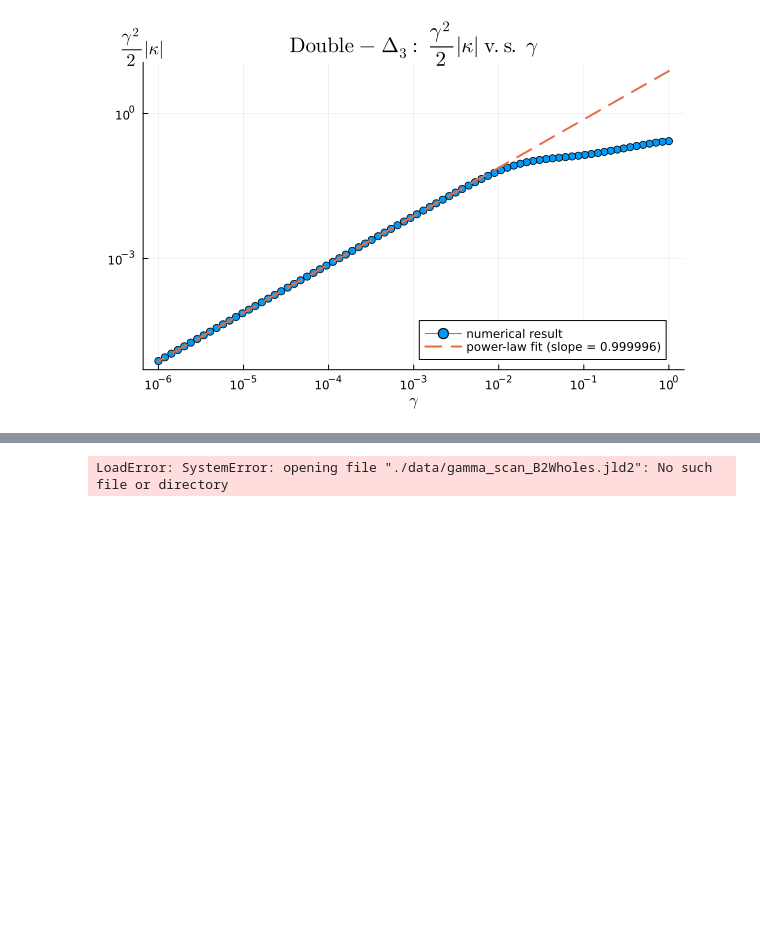
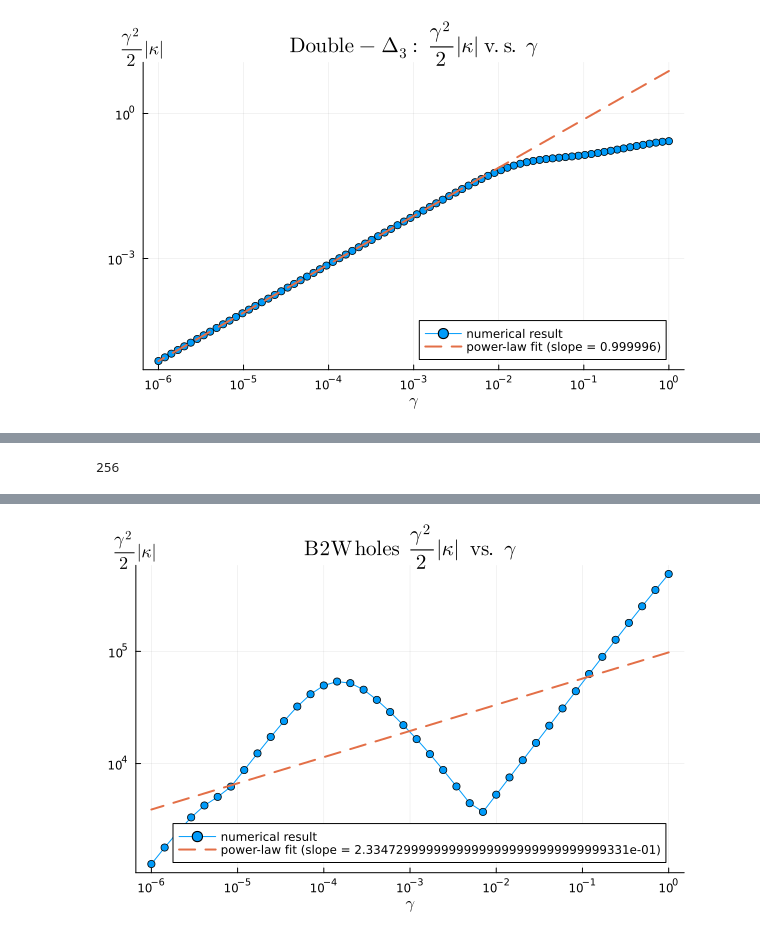
Before and after one commit to qudx54632/Spinfoam-effective-project, a Jupyter notebook: plots.ipynb, the cells around one changed output, grey strips where cells are left out. Cells and saved outputs as stored; diff of their text form; code cells hidden in the pictures; blank space fills up the shorter version.

Commit message:
update run_gamma_scan

```diff
--- a/plots.ipynb
+++ b/plots.ipynb
@@ -100,4 +116,9 @@ display(p2)
+# %%
+precision(real(kappa_matrix_list[4][1]))
+# %% [output]
+256
 # %%
+using DoubleFloats
 # ------------------------------------------------------------
 # Load data
 # ------------------------------------------------------------
@@ -106,7 +127,7 @@ display(p2)
 # ------------------------------------------------------------
 # Extract the spectral norm of the kappa matrices
 # ------------------------------------------------------------
-kappa_B2Wholes = [0.5 * gamma_list[i]^2 * opnorm(kappa_matrix_list[i]) for i in eachindex(gamma_list)]
+kappa_B2Wholes =  [0.5 * gamma_list[i]^2 * opnorm(kappa_matrix_list[i]) for i in eachindex(gamma_list)]
 
 p3 = plot(
     gamma_list, kappa_B2Wholes,
@@ -114,7 +135,7 @@ p3 = plot(
     xscale = :log10,
     yscale = :log10,
     xlabel = L"\gamma",
-    title = L"\mathrm{B2W holes:}\ \frac{\gamma^2}{2}\,\|\kappa\| \ \mathrm{vs.}\ \gamma",
+    title = L"\mathrm{B2W holes}\ \frac{\gamma^2}{2}\,\|\kappa\| \ \mathrm{vs.}\ \gamma",
     label = "numerical result",
     legend = :bottomright
 )
@@ -125,7 +146,7 @@ annotate!(
     text(L"\frac{\gamma^2}{2}\,\|\kappa \|", 12)
 )
 
-p = fit(log10.(gamma_list[end-20:end]), log10.(kappa_B2Wholes[end-20:end]), 1)
+p = fit(log10.(gamma_list), log10.(kappa_B2Wholes), 1)
 a, b = coeffs(p)
 fit_curve = 10 .^ (a .+ b .* log10.(gamma_list))
 # ------------------------------------------------------------
@@ -140,5 +161,5 @@ plot!(
     label = "power-law fit (slope = $(round(b, digits=6)))"
 )
 
-display(p2)
+display(p3)
 # %% [output]
@@ -147 +166 @@ display(p2)
-LoadError: SystemError: opening file "./data/gamma_scan_B2Wholes.jld2": No such file or directory
+[figure, added]
```
Also changed, not shown: parts of 5 cells of this notebook, 8 other files.
